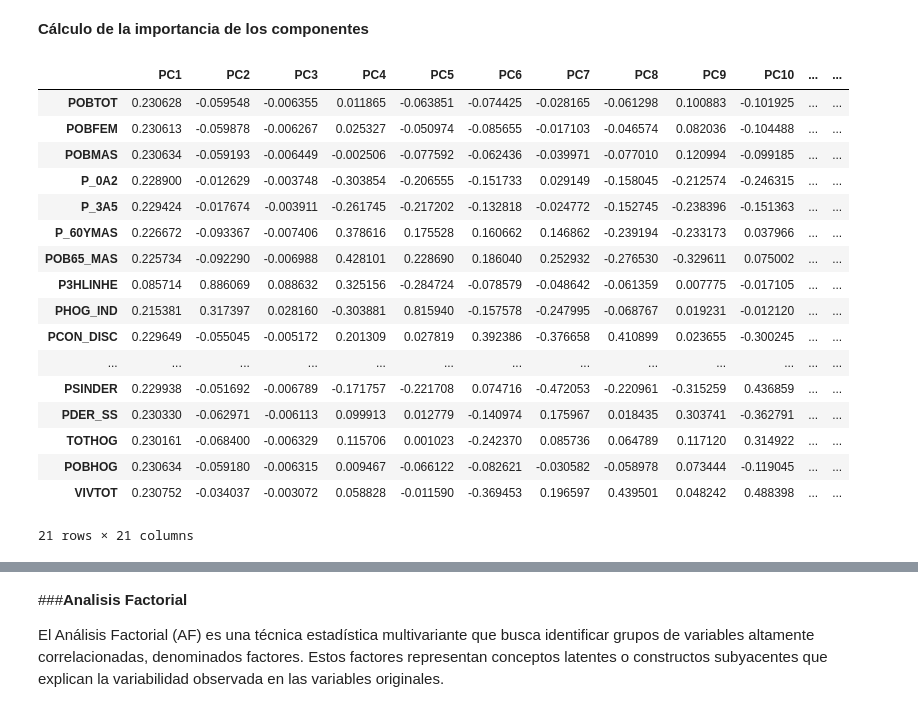
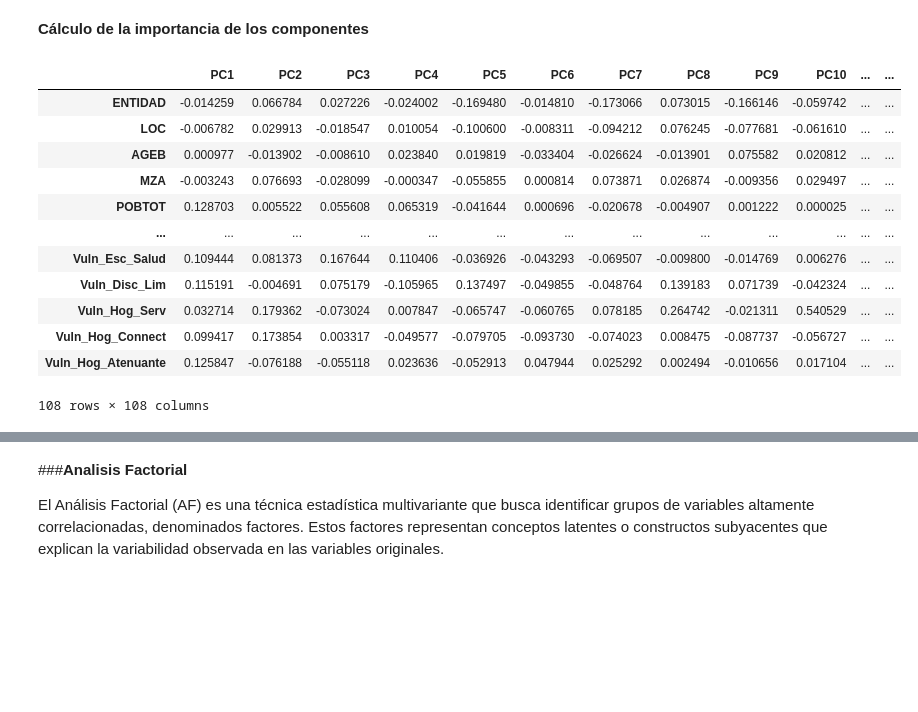
Before and after one commit to LH-1169213/IslasDeCalor, a Jupyter notebook: EDA_SCITEL_INEGI_Avance_2.ipynb, the cells around one changed output, grey strips where cells are left out. Drawn from its saved outputs; the diff is of its cells as text; code cells hidden in the pictures; blank space fills up the shorter version.

```diff
--- a/EDA_SCITEL_INEGI_Avance_2.ipynb
+++ b/EDA_SCITEL_INEGI_Avance_2.ipynb
@@ -1048,0 +1066,5 @@ Sin embargo, seguiremos utilizando "ENTIDAD" que es una variable codificada desd
+# %%
+df_cat2 = df_cat1.copy()
+
+df_cat2 = df_cat2.drop(columns=['NOM_LOC'])
+df_cat2.head()
@@ -1049,5 +1079,6 @@ Sin embargo, seguiremos utilizando "ENTIDAD" que es una variable codificada desd
 # %%
-df_cat = df_concat_3estados.copy()
+df_cat = df_cat2
+
 
 # Eliminamos los caracteres de tipo *
 df_cat.replace('*', np.nan, inplace=True)
@@ -1427,2 +1458,8 @@ plt.show()
 # %% [markdown]
 ###**PCA y análisis de componentes**
+# %%
+df_cat_vul2 = df_cat_vuln.copy()
+
+scaler = StandardScaler()
+df_cat_vul2 = pd.DataFrame(scaler.fit_transform(df_cat_vul2), columns=df_cat_vul2.columns)
+df_cat_vul2.head()
@@ -1429,6 +1474,6 @@ plt.show()
 # %%
 pca = PCA()
-pca.fit(df_transformed)
+pca.fit(df_cat_vul2)
 pcaSummary = pd.DataFrame({'Standard deviation': np.round(np.sqrt(pca.explained_variance_), 2),
                           'Proportion of variance': np.round(pca.explained_variance_ratio_ * 100, 2),
                           'Cumulative proportion': np.round(np.cumsum(pca.explained_variance_ratio_) * 100, 2)
@@ -1498,28 +1539,23 @@ array([[ 2.30627720e-01,  2.30612540e-01,  2.30633703e-01,
 # %%
 pcsComponents_df = pd.DataFrame(pca.components_.transpose(),
                                 columns=pcaSummary.columns,
-                                index=df_transformed.columns
+                                index=df_cat_vul2.columns
                                 )
 pcsComponents_df
 # %% [output]
 |  | PC1 | PC2 | PC3 | PC4 | PC5 | PC6 | PC7 | PC8 | PC9 | PC10 | ... | ... |
-| POBTOT | 0.230628 | -0.059548 | -0.006355 | 0.011865 | -0.063851 | -0.074425 | -0.028165 | -0.061298 | 0.100883 | -0.101925 | ... | ... |
-| POBFEM | 0.230613 | -0.059878 | -0.006267 | 0.025327 | -0.050974 | -0.085655 | -0.017103 | -0.046574 | 0.082036 | -0.104488 | ... | ... |
-| POBMAS | 0.230634 | -0.059193 | -0.006449 | -0.002506 | -0.077592 | -0.062436 | -0.039971 | -0.077010 | 0.120994 | -0.099185 | ... | ... |
-| P_0A2 | 0.228900 | -0.012629 | -0.003748 | -0.303854 | -0.206555 | -0.151733 | 0.029149 | -0.158045 | -0.212574 | -0.246315 | ... | ... |
-| P_3A5 | 0.229424 | -0.017674 | -0.003911 | -0.261745 | -0.217202 | -0.132818 | -0.024772 | -0.152745 | -0.238396 | -0.151363 | ... | ... |
-| P_60YMAS | 0.226672 | -0.093367 | -0.007406 | 0.378616 | 0.175528 | 0.160662 | 0.146862 | -0.239194 | -0.233173 | 0.037966 | ... | ... |
-| POB65_MAS | 0.225734 | -0.092290 | -0.006988 | 0.428101 | 0.228690 | 0.186040 | 0.252932 | -0.276530 | -0.329611 | 0.075002 | ... | ... |
-| P3HLINHE | 0.085714 | 0.886069 | 0.088632 | 0.325156 | -0.284724 | -0.078579 | -0.048642 | -0.061359 | 0.007775 | -0.017105 | ... | ... |
-| PHOG_IND | 0.215381 | 0.317397 | 0.028160 | -0.303881 | 0.815940 | -0.157578 | -0.247995 | -0.068767 | 0.019231 | -0.012120 | ... | ... |
-| PCON_DISC | 0.229649 | -0.055045 | -0.005172 | 0.201309 | 0.027819 | 0.392386 | -0.376658 | 0.410899 | 0.023655 | -0.300245 | ... | ... |
+| ENTIDAD | -0.014259 | 0.066784 | 0.027226 | -0.024002 | -0.169480 | -0.014810 | -0.173066 | 0.073015 | -0.166146 | -0.059742 | ... | ... |
+| LOC | -0.006782 | 0.029913 | -0.018547 | 0.010054 | -0.100600 | -0.008311 | -0.094212 | 0.076245 | -0.077681 | -0.061610 | ... | ... |
+| AGEB | 0.000977 | -0.013902 | -0.008610 | 0.023840 | 0.019819 | -0.033404 | -0.026624 | -0.013901 | 0.075582 | 0.020812 | ... | ... |
+| MZA | -0.003243 | 0.076693 | -0.028099 | -0.000347 | -0.055855 | 0.000814 | 0.073871 | 0.026874 | -0.009356 | 0.029497 | ... | ... |
+| POBTOT | 0.128703 | 0.005522 | 0.055608 | 0.065319 | -0.041644 | 0.000696 | -0.020678 | -0.004907 | 0.001222 | 0.000025 | ... | ... |
 | ... | ... | ... | ... | ... | ... | ... | ... | ... | ... | ... | ... | ... |
-| PSINDER | 0.229938 | -0.051692 | -0.006789 | -0.171757 | -0.221708 | 0.074716 | -0.472053 | -0.220961 | -0.315259 | 0.436859 | ... | ... |
-| PDER_SS | 0.230330 | -0.062971 | -0.006113 | 0.099913 | 0.012779 | -0.140974 | 0.175967 | 0.018435 | 0.303741 | -0.362791 | ... | ... |
-| TOTHOG | 0.230161 | -0.068400 | -0.006329 | 0.115706 | 0.001023 | -0.242370 | 0.085736 | 0.064789 | 0.117120 | 0.314922 | ... | ... |
-| POBHOG | 0.230634 | -0.059180 | -0.006315 | 0.009467 | -0.066122 | -0.082621 | -0.030582 | -0.058978 | 0.073444 | -0.119045 | ... | ... |
-| VIVTOT | 0.230752 | -0.034037 | -0.003072 | 0.058828 | -0.011590 | -0.369453 | 0.196597 | 0.439501 | 0.048242 | 0.488398 | ... | ... |
+| Vuln_Esc_Salud | 0.109444 | 0.081373 | 0.167644 | 0.110406 | -0.036926 | -0.043293 | -0.069507 | -0.009800 | -0.014769 | 0.006276 | ... | ... |
+| Vuln_Disc_Lim | 0.115191 | -0.004691 | 0.075179 | -0.105965 | 0.137497 | -0.049855 | -0.048764 | 0.139183 | 0.071739 | -0.042324 | ... | ... |
+| Vuln_Hog_Serv | 0.032714 | 0.179362 | -0.073024 | 0.007847 | -0.065747 | -0.060765 | 0.078185 | 0.264742 | -0.021311 | 0.540529 | ... | ... |
+| Vuln_Hog_Connect | 0.099417 | 0.173854 | 0.003317 | -0.049577 | -0.079705 | -0.093730 | -0.074023 | 0.008475 | -0.087737 | -0.056727 | ... | ... |
+| Vuln_Hog_Atenuante | 0.125847 | -0.076188 | -0.055118 | 0.023636 | -0.052913 | 0.047944 | 0.025292 | 0.002494 | -0.010656 | 0.017104 | ... | ... |
-21 rows × 21 columns
+108 rows × 108 columns
 # %%
 print("=============PC1=================")
 print("** Más importante:")
```
Also changed, not shown: parts of 52 cells of this notebook.
